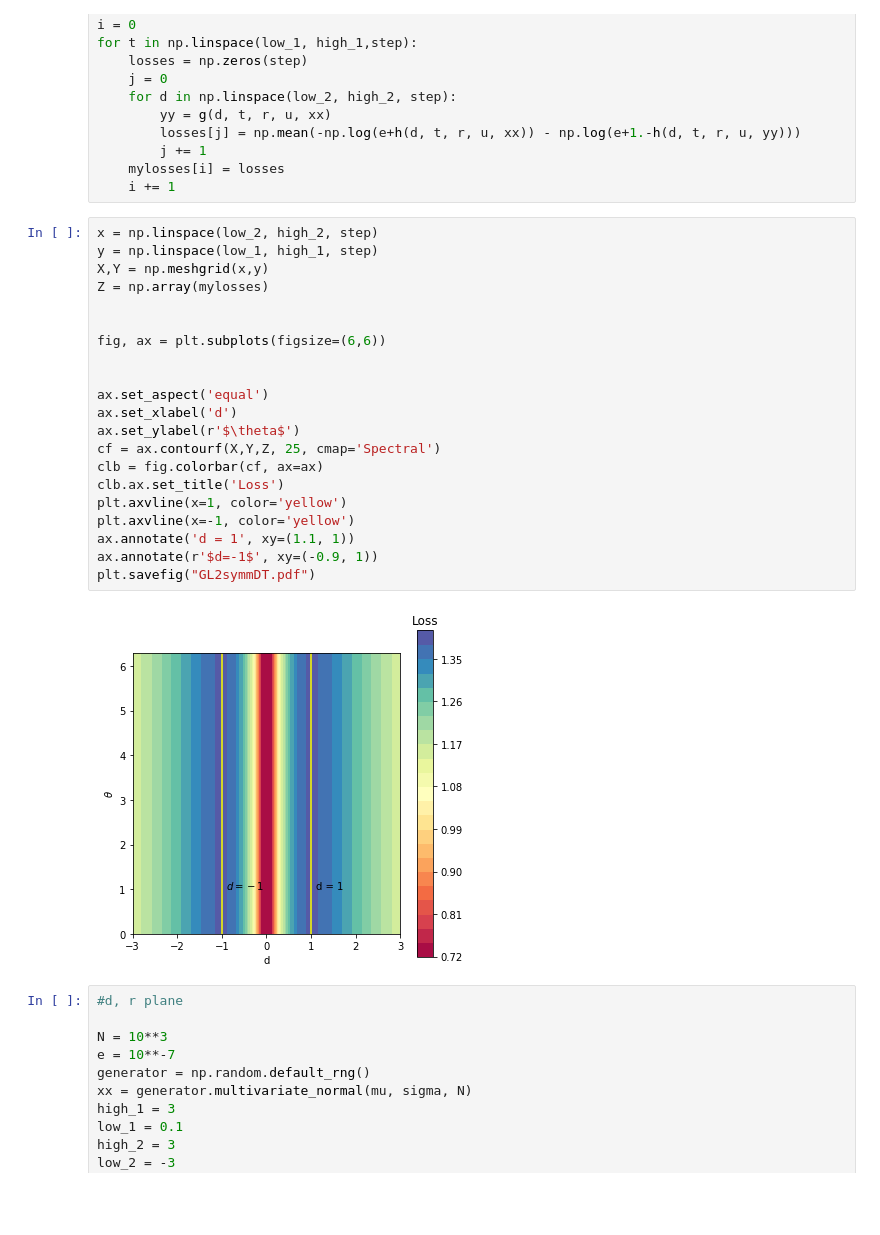
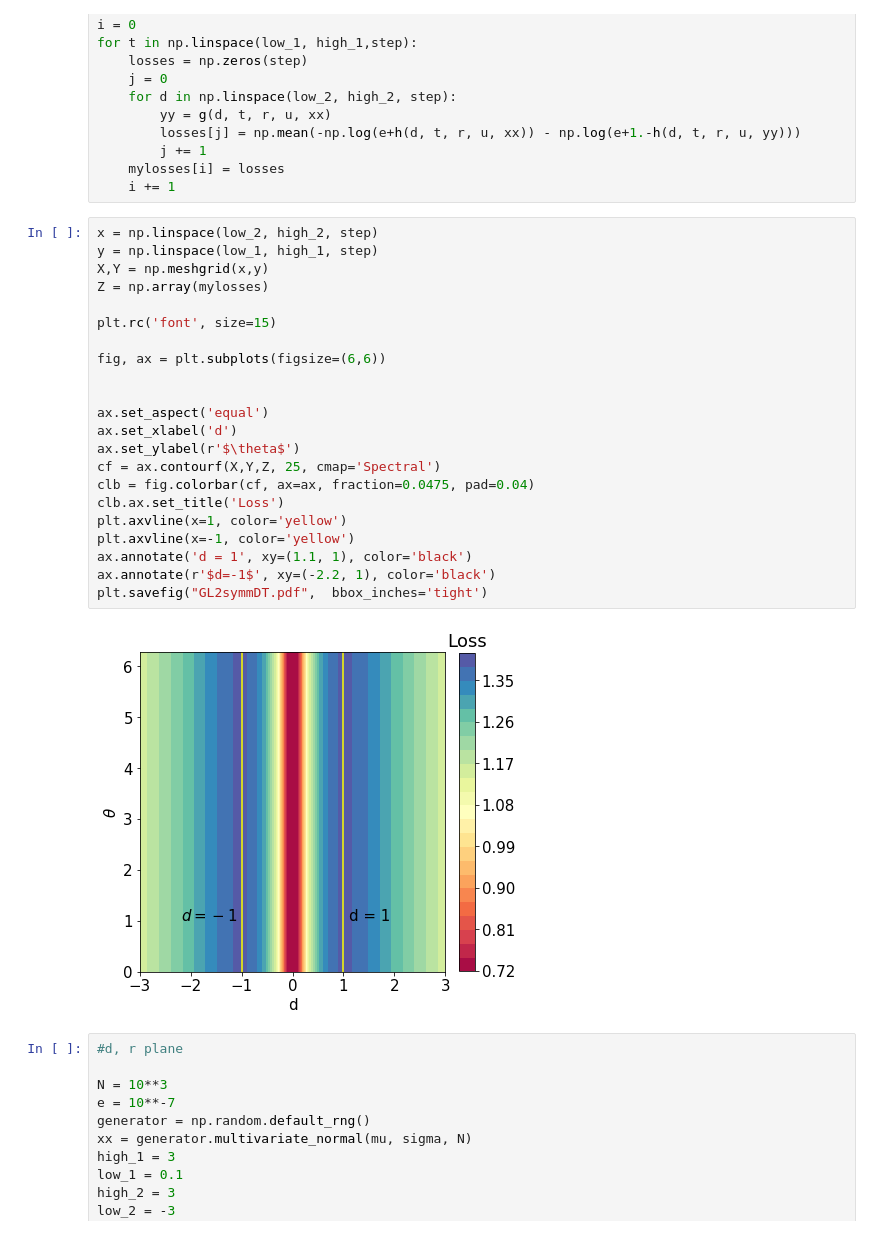
Before and after one commit to krishdesai7/SymmetryDiscovery, a Jupyter notebook: SymmetryGAN/4GL2Plots.ipynb, the cells around one changed output. Drawn from its saved outputs; the diff is of its cells as text; blank space fills up the shorter version.

```diff
--- a/SymmetryGAN/4GL2Plots.ipynb
+++ b/SymmetryGAN/4GL2Plots.ipynb
@@ -61,26 +61,27 @@ for t in np.linspace(low_1, high_1,step):
 # %%
 x = np.linspace(low_2, high_2, step)
 y = np.linspace(low_1, high_1, step)
 X,Y = np.meshgrid(x,y)
 Z = np.array(mylosses)
 
+plt.rc('font', size=15)
 
 fig, ax = plt.subplots(figsize=(6,6))
 
 
 ax.set_aspect('equal')
 ax.set_xlabel('d')
 ax.set_ylabel(r'$\theta$')
 cf = ax.contourf(X,Y,Z, 25, cmap='Spectral')
-clb = fig.colorbar(cf, ax=ax)
+clb = fig.colorbar(cf, ax=ax, fraction=0.0475, pad=0.04)
 clb.ax.set_title('Loss')
 plt.axvline(x=1, color='yellow')
 plt.axvline(x=-1, color='yellow')
-ax.annotate('d = 1', xy=(1.1, 1))
-ax.annotate(r'$d=-1$', xy=(-0.9, 1))
-plt.savefig("GL2symmDT.pdf")
+ax.annotate('d = 1', xy=(1.1, 1), color='black')
+ax.annotate(r'$d=-1$', xy=(-2.2, 1), color='black')
+plt.savefig("GL2symmDT.pdf",  bbox_inches='tight')
 # %% [output]
-[figure, old version]
+[figure, new version]
 # %%
 #d, r plane
 
```
Also changed, not shown: parts of 6 cells of this notebook, 27 other files.
